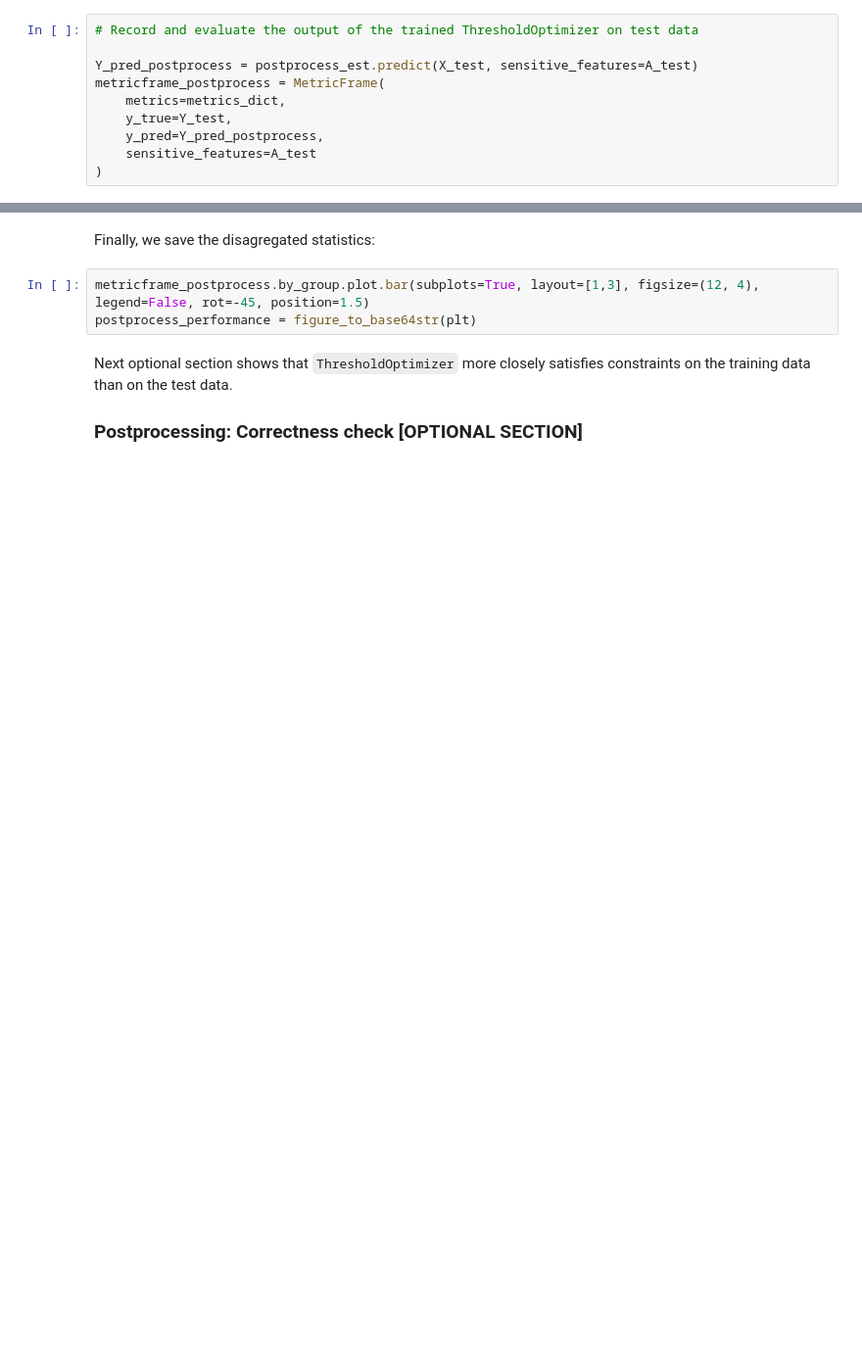
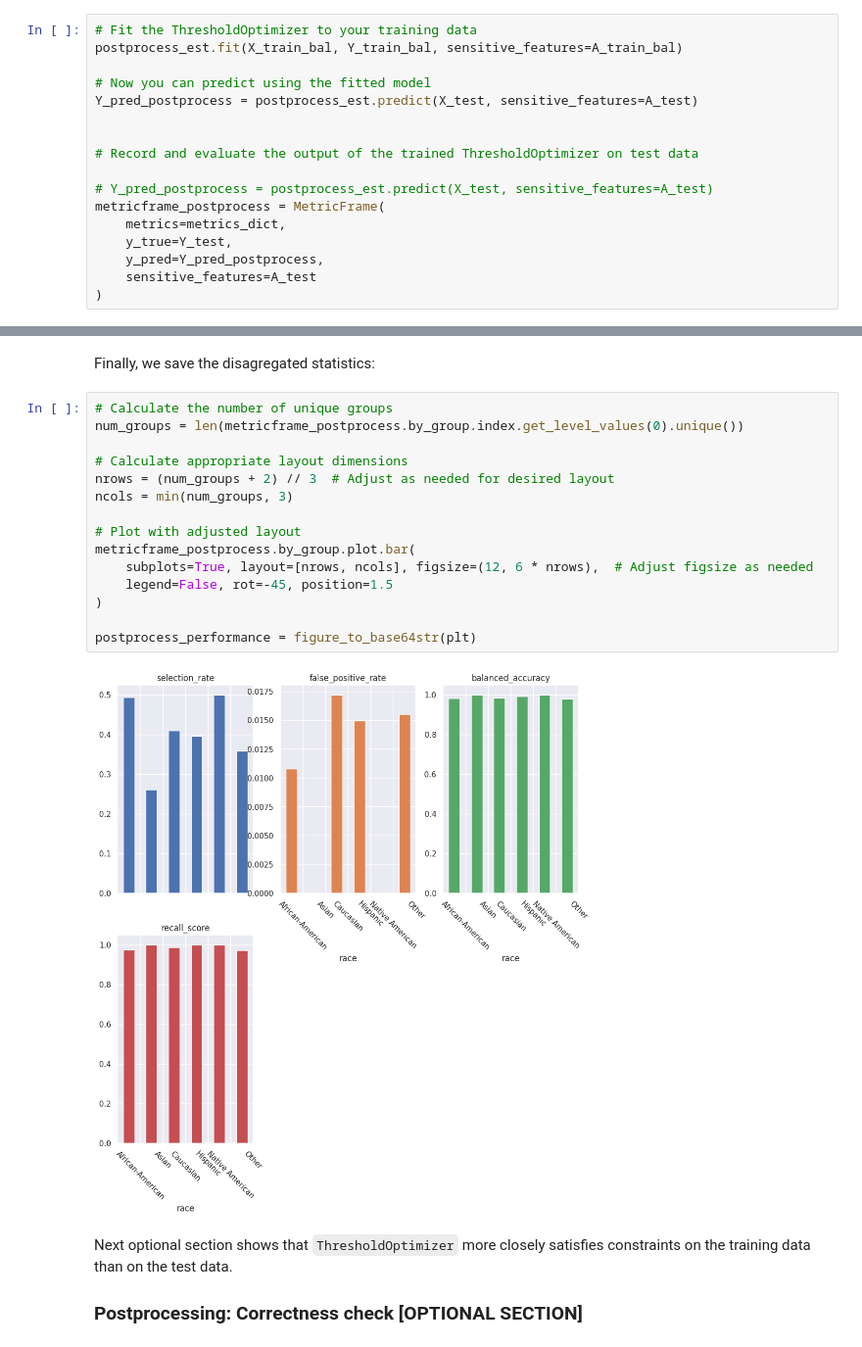
Before and after one commit to nokks/Fairness, a Jupyter notebook: 2021_scipy_tutorial/fairness-in-AI-systems-student.ipynb, the cells around one changed output, grey strips where cells are left out. Shown at 98% size. Cells and saved outputs as stored; diff of their text form; blank space fills up the shorter version.

```diff
--- a/2021_scipy_tutorial/fairness-in-AI-systems-student.ipynb
+++ b/2021_scipy_tutorial/fairness-in-AI-systems-student.ipynb
@@ -1982,9 +1989,16 @@ ThresholdOptimizer(constraints='false_positive_rate_parity',
                    objective='balanced_accuracy_score',
                    predict_method='predict_proba', prefit=True)
 # %%
+# Fit the ThresholdOptimizer to your training data
+postprocess_est.fit(X_train_bal, Y_train_bal, sensitive_features=A_train_bal)
+
+# Now you can predict using the fitted model
+Y_pred_postprocess = postprocess_est.predict(X_test, sensitive_features=A_test)
+
+
 # Record and evaluate the output of the trained ThresholdOptimizer on test data
 
-Y_pred_postprocess = postprocess_est.predict(X_test, sensitive_features=A_test)
+# Y_pred_postprocess = postprocess_est.predict(X_test, sensitive_features=A_test)
 metricframe_postprocess = MetricFrame(
     metrics=metrics_dict,
     y_true=Y_test,
@@ -2012,8 +2043,22 @@ As we see, `ThresholdOptimizer` was able to substantiallydecrease the difference
 # %% [markdown]
 Finally, we save the disagregated statistics:
-# %%
-metricframe_postprocess.by_group.plot.bar(subplots=True, layout=[1,3], figsize=(12, 4), legend=False, rot=-45, position=1.5)
-postprocess_performance = figure_to_base64str(plt)
+# %%
+# Calculate the number of unique groups
+num_groups = len(metricframe_postprocess.by_group.index.get_level_values(0).unique())
+
+# Calculate appropriate layout dimensions
+nrows = (num_groups + 2) // 3  # Adjust as needed for desired layout
+ncols = min(num_groups, 3)
+
+# Plot with adjusted layout
+metricframe_postprocess.by_group.plot.bar(
+    subplots=True, layout=[nrows, ncols], figsize=(12, 6 * nrows),  # Adjust figsize as needed
+    legend=False, rot=-45, position=1.5
+)
+
+postprocess_performance = figure_to_base64str(plt)
+# %% [output]
+[figure, added]
 # %% [markdown]
 Next optional section shows that `ThresholdOptimizer` more closely satisfies constraints on the training data than on the test data.
 
```
Also changed, not shown: parts of 36 cells of this notebook.
